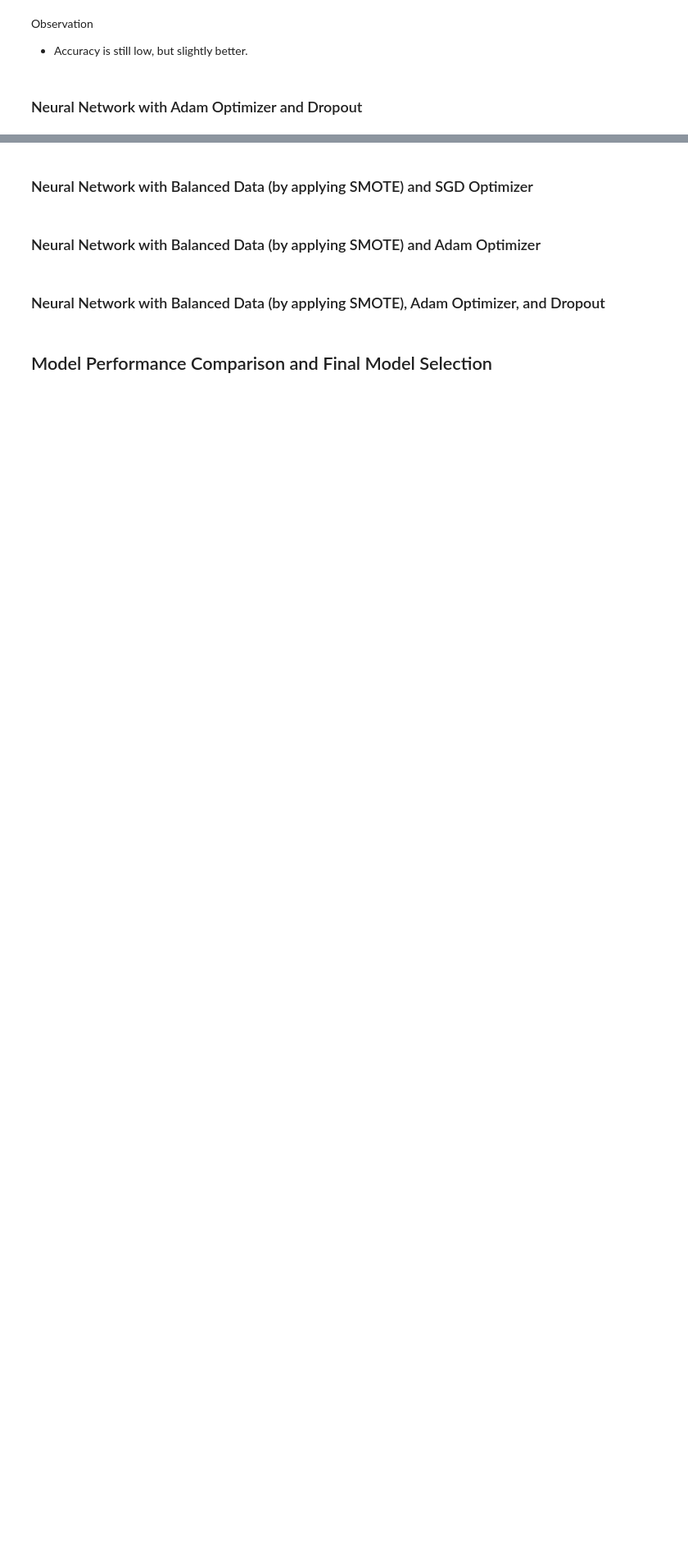
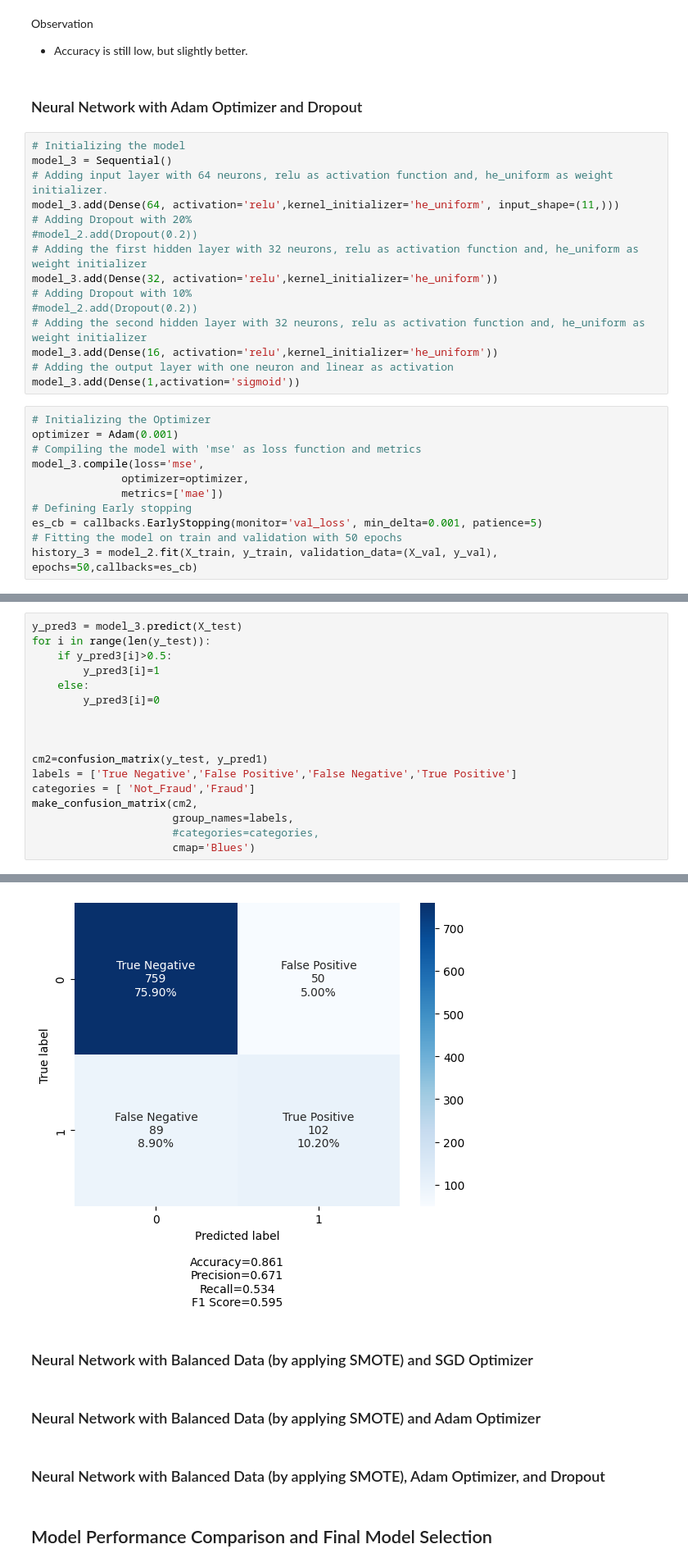
Before and after one commit to lhughey/AIML_Course, a Jupyter notebook: Project 4 - NN - Bank Churn Prediction/INN_Learner_Notebook_Full_code.ipynb, the cells around one changed output, grey strips where cells are left out. Shown at 82% size. Saved outputs shown, nothing was run; the diff lists cells and outputs as text; blank space fills up the shorter version.

```diff
--- a/Project 4 - NN - Bank Churn Prediction/INN_Learner_Notebook_Full_code.ipynb
+++ b/Project 4 - NN - Bank Churn Prediction/INN_Learner_Notebook_Full_code.ipynb
@@ -779,3 +774,29 @@ Observation
 - Accuracy is still low, but slightly better.
 # %% [markdown]
 ### Neural Network with Adam Optimizer and Dropout
+# %%
+# Initializing the model
+model_3 = Sequential()
+# Adding input layer with 64 neurons, relu as activation function and, he_uniform as weight initializer.
+model_3.add(Dense(64, activation='relu',kernel_initializer='he_uniform', input_shape=(11,)))
+# Adding Dropout with 20%
+#model_2.add(Dropout(0.2))
+# Adding the first hidden layer with 32 neurons, relu as activation function and, he_uniform as weight initializer
+model_3.add(Dense(32, activation='relu',kernel_initializer='he_uniform'))
+# Adding Dropout with 10%
+#model_2.add(Dropout(0.2))
+# Adding the second hidden layer with 32 neurons, relu as activation function and, he_uniform as weight initializer
+model_3.add(Dense(16, activation='relu',kernel_initializer='he_uniform'))
+# Adding the output layer with one neuron and linear as activation
+model_3.add(Dense(1,activation='sigmoid'))
+# %%
+# Initializing the Optimizer
+optimizer = Adam(0.001)
+# Compiling the model with 'mse' as loss function and metrics
+model_3.compile(loss='mse',
+              optimizer=optimizer,
+              metrics=['mae'])
+# Defining Early stopping
+es_cb = callbacks.EarlyStopping(monitor='val_loss', min_delta=0.001, patience=5)
+# Fitting the model on train and validation with 50 epochs
+history_3 = model_2.fit(X_train, y_train, validation_data=(X_val, y_val), epochs=50,callbacks=es_cb)
@@ -781,0 +824,18 @@ Observation
+# %%
+y_pred3 = model_3.predict(X_test)
+for i in range(len(y_test)):
+    if y_pred3[i]>0.5:
+        y_pred3[i]=1
+    else:
+        y_pred3[i]=0
+
+
+
+cm2=confusion_matrix(y_test, y_pred1)
+labels = ['True Negative','False Positive','False Negative','True Positive']
+categories = [ 'Not_Fraud','Fraud']
+make_confusion_matrix(cm2,
+                      group_names=labels,
+                      #categories=categories,
+                      cmap='Blues')
+# %% [output]
@@ -782,3 +843,4 @@ Observation
+[figure, added]
 # %% [markdown]
 ### Neural Network with Balanced Data (by applying SMOTE) and SGD Optimizer
 # %% [markdown]
```
Also changed, not shown: parts of 8 cells of this notebook.
